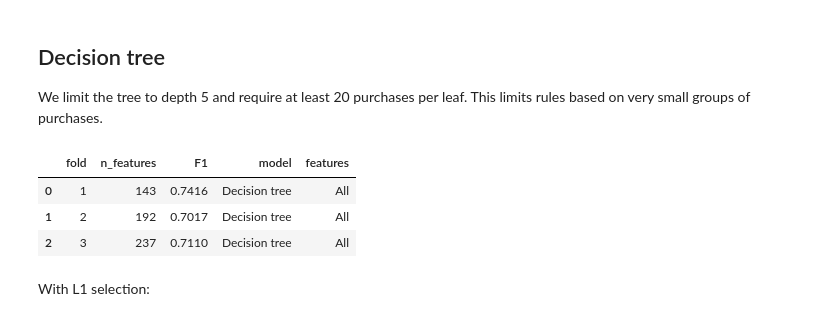
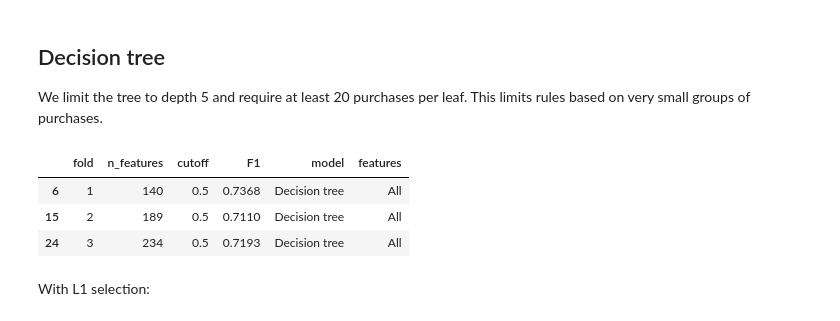
Before and after one commit to MiguelSantos00/Predicting-Repeat-Purchases-ML, a Jupyter notebook: notebooks/04_Modeling.ipynb, the cells around one changed output. Drawn from its saved outputs; the diff is of its cells as text; code cells hidden in the pictures.

```diff
--- a/notebooks/04_Modeling.ipynb
+++ b/notebooks/04_Modeling.ipynb
@@ -39,7 +39,6 @@ Development purchases: 5024
 Development ends: 2023-03-18
 Holdout starts: 2023-06-17
 # %%
-dev["purchase_year"] = dev["purchase_date"].dt.year
 dev["purchase_month"] = dev["purchase_date"].dt.month.astype(str)
 dev["purchase_weekday"] = dev["purchase_date"].dt.dayofweek.astype(str)
 
@@ -86,4 +91,7 @@ coefficients with an absolute value above 0.000001.
 # %%
+cutoffs = np.arange(0.20, 0.61, 0.05).round(2)
+
+
 def evaluate(model, selection=False):
     rows = []
     for i, (tr, va) in enumerate(splits, 1):
@@ -94,7 +102,7 @@ def evaluate(model, selection=False):
         y_valid = y.loc[va]
 
         if selection:
-            select = LogisticRegression(penalty="l1", solver="liblinear", C=0.1,
+            select = LogisticRegression(l1_ratio=1, solver="liblinear", C=0.1,
                                          max_iter=2000, random_state=42)
             select.fit(X_train, y_train)
             keep = np.abs(select.coef_[0]) > 0.000001
@@ -103,11 +111,13 @@ def evaluate(model, selection=False):
             X_valid = X_valid[cols]
 
         model.fit(X_train, y_train)
-        pred = model.predict(X_valid)
-        f1 = f1_score(y_valid, pred)
-        rows.append([i, X_train.shape[1], f1])
+        prob = model.predict_proba(X_valid)[:, 1]
+        for cutoff in cutoffs:
+            pred = (prob > cutoff).astype(int)
+            f1 = f1_score(y_valid, pred)
+            rows.append([i, X_train.shape[1], cutoff, f1])
 
-    res = pd.DataFrame(rows, columns=["fold", "n_features", "F1"])
+    res = pd.DataFrame(rows, columns=["fold", "n_features", "cutoff", "F1"])
     return res
 # %% [markdown]
 ## Majority-class baseline
@@ -162,15 +172,15 @@ This limits rules based on very small groups of purchases.
 # %%
 model = DecisionTreeClassifier(max_depth=5, min_samples_leaf=20, random_state=42)
 res = evaluate(model)
 res["model"] = "Decision tree"
 res["features"] = "All"
 scores.append(res)
-res.round(4)
+res.loc[res["cutoff"] == 0.5].round(4)
 # %% [output]
-|  | fold | n_features | F1 | model | features |
-| 0 | 1 | 143 | 0.7416 | Decision tree | All |
-| 1 | 2 | 192 | 0.7017 | Decision tree | All |
-| 2 | 3 | 237 | 0.7110 | Decision tree | All |
+|  | fold | n_features | cutoff | F1 | model | features |
+| 6 | 1 | 140 | 0.5 | 0.7368 | Decision tree | All |
+| 15 | 2 | 189 | 0.5 | 0.7110 | Decision tree | All |
+| 24 | 3 | 234 | 0.5 | 0.7193 | Decision tree | All |
 # %% [markdown]
 With L1 selection:
 # %%
```
Also changed, not shown: parts of 19 cells of this notebook, 20 other files.
